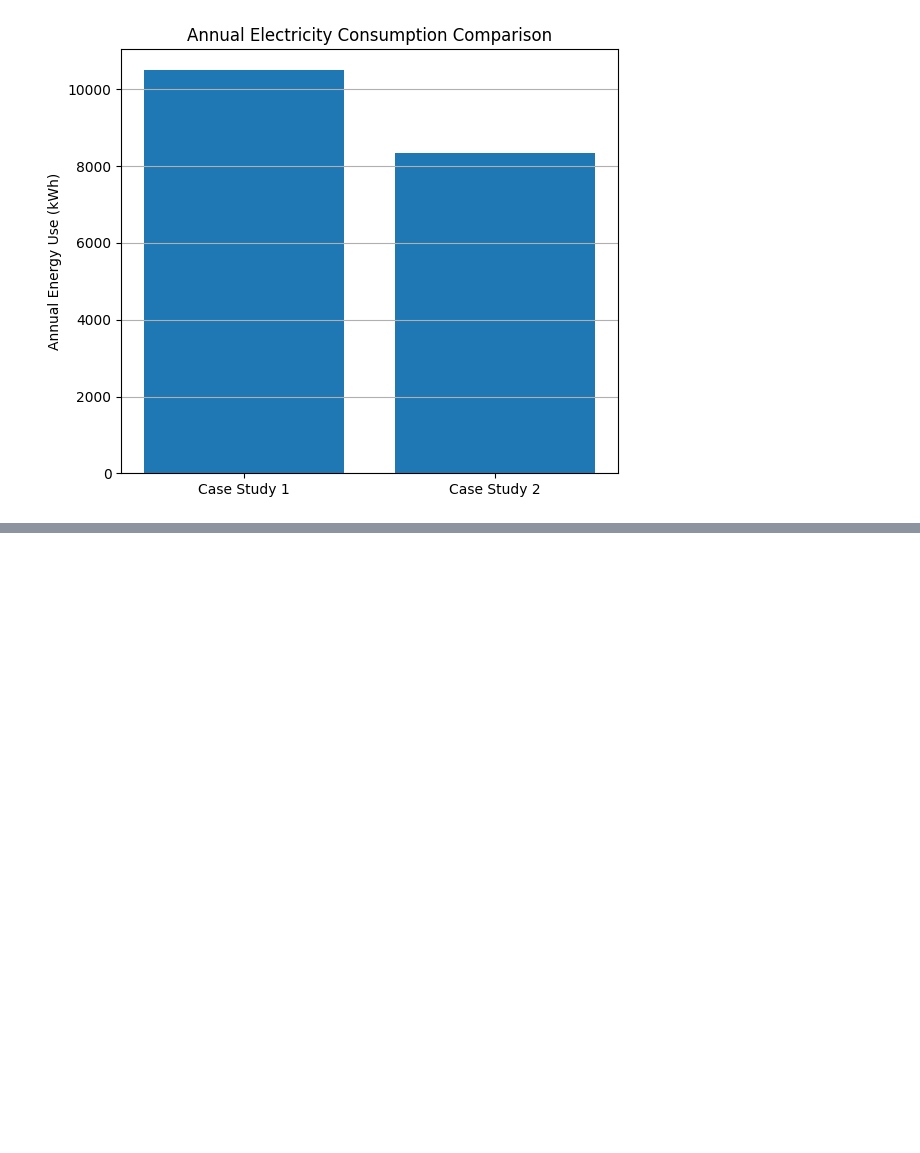
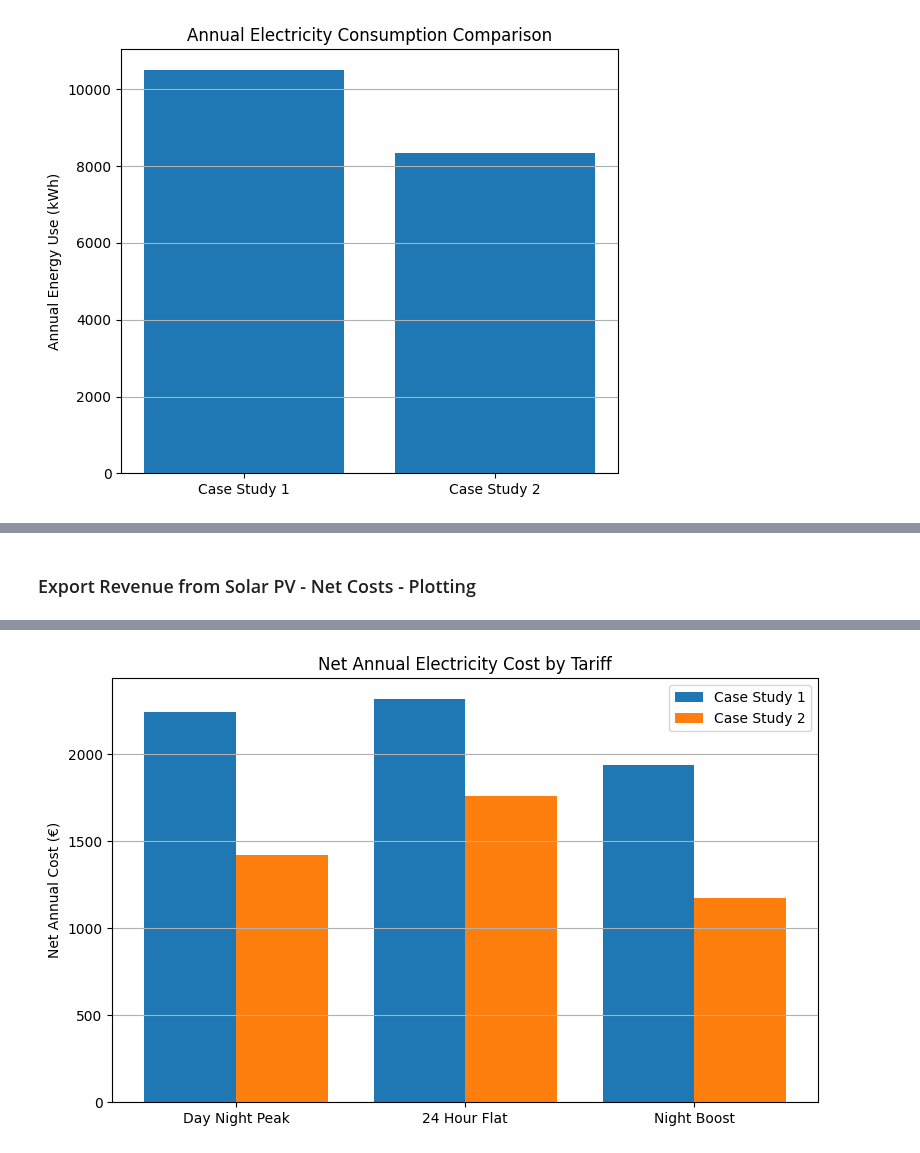
Before and after one commit to p-sav/PFDA, a Jupyter notebook: Project/Energy_analysis.ipynb, the cells around one changed output, grey strips where cells are left out. Cells and saved outputs as stored; diff of their text form; code cells hidden in the pictures; blank space fills up the shorter version.

Commit message:
Energy Net costs and Plotting

```diff
--- a/Project/Energy_analysis.ipynb
+++ b/Project/Energy_analysis.ipynb
@@ -462,0 +658,76 @@ Case Study 2 Away 9am to 5pm with EV: 8349.51 kWh
+# %% [markdown]
+### Export Revenue from Solar PV - Net Costs - Plotting
+# %%
+import matplotlib.pyplot as plt    # Import plotting library
+
+# Annual export energy in kWh (From Solar PV Data Logger)
+annual_export_case1 = 135 + 884 + 1390 + 888 + 295 + 72    # Case Study 1 total export from Solar PV System
+annual_export_case2 = annual_export_case1                 # Solar PV system from case 1 is the same for case 2
+
+
+# Export revenue calculations
+
+# Export revenue for Day Night Peak tariff
+export_revenue_dnp_case1 = annual_export_case1 * tariff_day_night_peak['export_rate']
+export_revenue_dnp_case2 = annual_export_case2 * tariff_day_night_peak['export_rate']
+
+# Export revenue for Flat tariff
+export_revenue_flat_case1 = annual_export_case1 * tariff_flat['export_rate']
+export_revenue_flat_case2 = annual_export_case2 * tariff_flat['export_rate']
+
+# Export revenue for Night Boost tariff
+export_revenue_boost_case1 = annual_export_case1 * tariff_night_boost['export_rate']
+export_revenue_boost_case2 = annual_export_case2 * tariff_night_boost['export_rate']
+
+
+# Net annual electricity costs
+
+# Case Study 1 net annual costs
+net_cost_dnp_case1 = annual_cost_dnp_case1 - export_revenue_dnp_case1
+net_cost_flat_case1 = annual_cost_flat_case1 - export_revenue_flat_case1
+net_cost_boost_case1 = annual_cost_boost_case1 - export_revenue_boost_case1
+
+# Case Study 2 net annual costs
+net_cost_dnp_case2 = annual_cost_dnp_case2 - export_revenue_dnp_case2
+net_cost_flat_case2 = annual_cost_flat_case2 - export_revenue_flat_case2
+net_cost_boost_case2 = annual_cost_boost_case2 - export_revenue_boost_case2
+
+# Print results for verification
+print("Net Annual Electricity Costs\n")
+
+print("Case Study 1 All Day Occupancy")
+print(f"Day Night Peak: €{net_cost_dnp_case1:.2f}")
+print(f"24 Hour Flat:   €{net_cost_flat_case1:.2f}")
+print(f"Night Boost:    €{net_cost_boost_case1:.2f}\n")
+
+print("Case Study 2 Away 9am to 5pm with EV")
+print(f"Day Night Peak: €{net_cost_dnp_case2:.2f}")
+print(f"24 Hour Flat:   €{net_cost_flat_case2:.2f}")
+print(f"Night Boost:    €{net_cost_boost_case2:.2f}")
+
+
+# Plot cost comparison charts
+
+# Labels for tariffs
+tariffs = ['Day Night Peak', '24 Hour Flat', 'Night Boost']
+
+# Net cost values for plotting
+case1_costs = [net_cost_dnp_case1, net_cost_flat_case1, net_cost_boost_case1]
+case2_costs = [net_cost_dnp_case2, net_cost_flat_case2, net_cost_boost_case2]
+
+# Create side by side bar chart
+x = range(len(tariffs))    # X positions for bars
+
+plt.figure(figsize=(8, 5))    # Set figure size
+
+plt.bar(x, case1_costs, width=0.4, label='Case Study 1', align='center')
+plt.bar([i + 0.4 for i in x], case2_costs, width=0.4, label='Case Study 2', align='center')
+
+plt.xticks([i + 0.2 for i in x], tariffs)    # Set x axis labels
+plt.ylabel("Net Annual Cost (€)")            # Y axis label
+plt.title("Net Annual Electricity Cost by Tariff")    # Plot title
+plt.legend()                                 # Show legend
+plt.grid(axis='y')                           # Add horizontal grid
+plt.tight_layout()                           # Adjust layout
+plt.show()                                   # Display plot
+# %% [output]
@@ -462,0 +745 @@ Case Study 2 Away 9am to 5pm with EV: 8349.51 kWh
+[figure, added]
```
Also changed, not shown: parts of 8 cells of this notebook.
